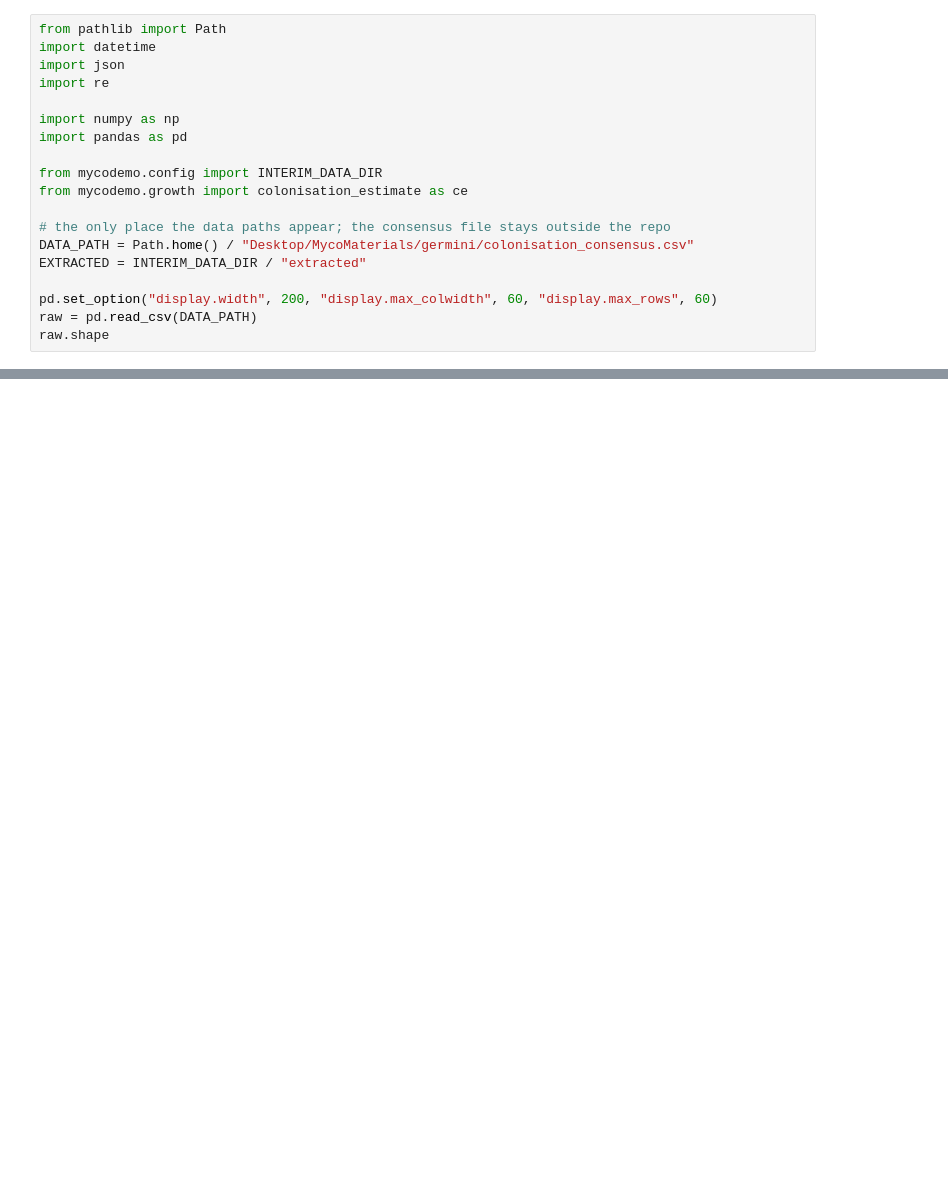
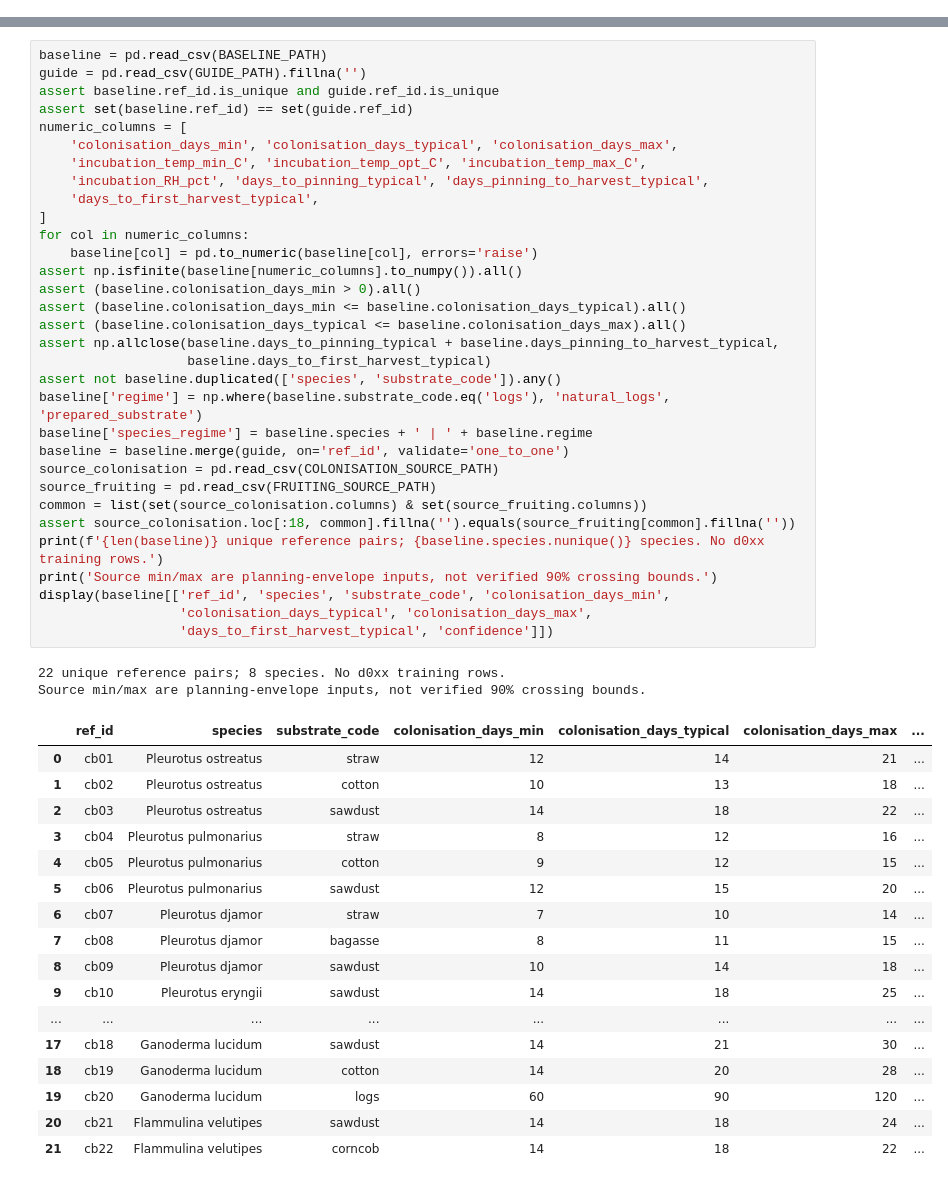
Before and after one commit to sylaslau/myco_demo, a Jupyter notebook: notebooks/2.2.colonisation_time_estimate.ipynb, the cells around one changed output, grey strips where cells are left out. Saved outputs shown, nothing was run; the diff lists cells and outputs as text; blank space fills up the shorter version.

```diff
--- a/notebooks/2.2.colonisation_time_estimate.ipynb
+++ b/notebooks/2.2.colonisation_time_estimate.ipynb
@@ -26,19 +0,0 @@ WRITE_COEFFICIENTS = False                 # stays False until Sylas says yes to
-# %%
-from pathlib import Path
-import datetime
-import json
-import re
-
-import numpy as np
-import pandas as pd
-
-from mycodemo.config import INTERIM_DATA_DIR
-from mycodemo.growth import colonisation_estimate as ce
-
-# the only place the data paths appear; the consensus file stays outside the repo
-DATA_PATH = Path.home() / "Desktop/MycoMaterials/germini/colonisation_consensus.csv"
-EXTRACTED = INTERIM_DATA_DIR / "extracted"
-
-pd.set_option("display.width", 200, "display.max_colwidth", 60, "display.max_rows", 60)
-raw = pd.read_csv(DATA_PATH)
-raw.shape
@@ -459,0 +88,52 @@ pd.DataFrame(rows)
+# %%
+baseline = pd.read_csv(BASELINE_PATH)
+guide = pd.read_csv(GUIDE_PATH).fillna('')
+assert baseline.ref_id.is_unique and guide.ref_id.is_unique
+assert set(baseline.ref_id) == set(guide.ref_id)
+numeric_columns = [
+    'colonisation_days_min', 'colonisation_days_typical', 'colonisation_days_max',
+    'incubation_temp_min_C', 'incubation_temp_opt_C', 'incubation_temp_max_C',
+    'incubation_RH_pct', 'days_to_pinning_typical', 'days_pinning_to_harvest_typical',
+    'days_to_first_harvest_typical',
+]
+for col in numeric_columns:
+    baseline[col] = pd.to_numeric(baseline[col], errors='raise')
+assert np.isfinite(baseline[numeric_columns].to_numpy()).all()
+assert (baseline.colonisation_days_min > 0).all()
+assert (baseline.colonisation_days_min <= baseline.colonisation_days_typical).all()
+assert (baseline.colonisation_days_typical <= baseline.colonisation_days_max).all()
+assert np.allclose(baseline.days_to_pinning_typical + baseline.days_pinning_to_harvest_typical,
+                   baseline.days_to_first_harvest_typical)
+assert not baseline.duplicated(['species', 'substrate_code']).any()
+baseline['regime'] = np.where(baseline.substrate_code.eq('logs'), 'natural_logs', 'prepared_substrate')
+baseline['species_regime'] = baseline.species + ' | ' + baseline.regime
+baseline = baseline.merge(guide, on='ref_id', validate='one_to_one')
+source_colonisation = pd.read_csv(COLONISATION_SOURCE_PATH)
+source_fruiting = pd.read_csv(FRUITING_SOURCE_PATH)
+common = list(set(source_colonisation.columns) & set(source_fruiting.columns))
+assert source_colonisation.loc[:18, common].fillna('').equals(source_fruiting[common].fillna(''))
+print(f'{len(baseline)} unique reference pairs; {baseline.species.nunique()} species. No d0xx training rows.')
+print('Source min/max are planning-envelope inputs, not verified 90% crossing bounds.')
+display(baseline[['ref_id', 'species', 'substrate_code', 'colonisation_days_min',
+                  'colonisation_days_typical', 'colonisation_days_max',
+                  'days_to_first_harvest_typical', 'confidence']])
+# %% [output]
+22 unique reference pairs; 8 species. No d0xx training rows.
+Source min/max are planning-envelope inputs, not verified 90% crossing bounds.
+|  | ref_id | species | substrate_code | colonisation_days_min | colonisation_days_typical | colonisation_days_max | ... |
+| 0 | cb01 | Pleurotus ostreatus | straw | 12 | 14 | 21 | ... |
+| 1 | cb02 | Pleurotus ostreatus | cotton | 10 | 13 | 18 | ... |
+| 2 | cb03 | Pleurotus ostreatus | sawdust | 14 | 18 | 22 | ... |
+| 3 | cb04 | Pleurotus pulmonarius | straw | 8 | 12 | 16 | ... |
+| 4 | cb05 | Pleurotus pulmonarius | cotton | 9 | 12 | 15 | ... |
+| 5 | cb06 | Pleurotus pulmonarius | sawdust | 12 | 15 | 20 | ... |
+| 6 | cb07 | Pleurotus djamor | straw | 7 | 10 | 14 | ... |
+| 7 | cb08 | Pleurotus djamor | bagasse | 8 | 11 | 15 | ... |
+| 8 | cb09 | Pleurotus djamor | sawdust | 10 | 14 | 18 | ... |
+| 9 | cb10 | Pleurotus eryngii | sawdust | 14 | 18 | 25 | ... |
+| ... | ... | ... | ... | ... | ... | ... | ... |
+| 17 | cb18 | Ganoderma lucidum | sawdust | 14 | 21 | 30 | ... |
+| 18 | cb19 | Ganoderma lucidum | cotton | 14 | 20 | 28 | ... |
+| 19 | cb20 | Ganoderma lucidum | logs | 60 | 90 | 120 | ... |
+| 20 | cb21 | Flammulina velutipes | sawdust | 14 | 18 | 24 | ... |
+| 21 | cb22 | Flammulina velutipes | corncob | 14 | 18 | 22 | ... |
```
Also changed, not shown: parts of 42 cells of this notebook, 3 other files.
